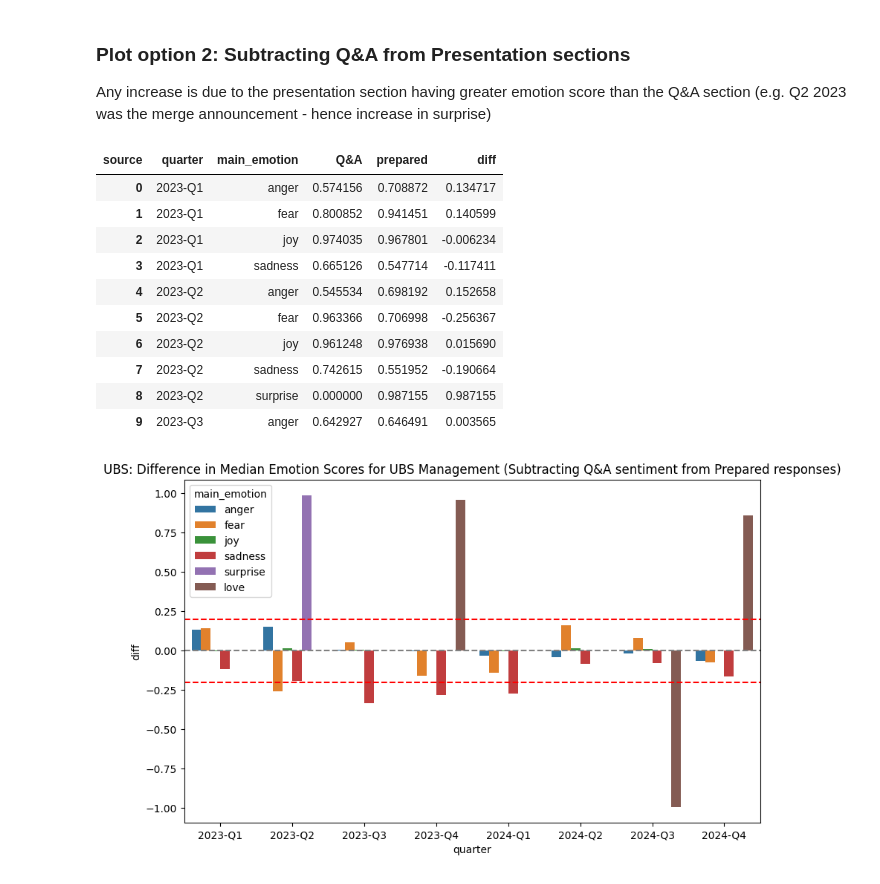
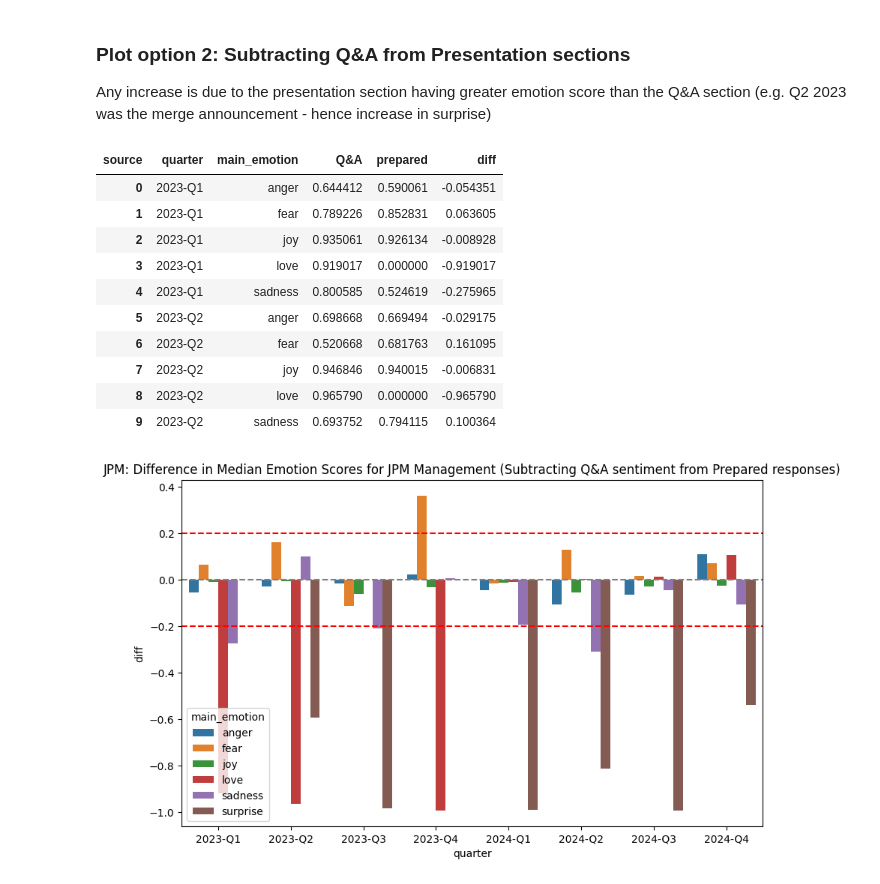
Before and after one commit to maybebool/boe-financial-analysis, a Jupyter notebook: notebooks/rachel/bert_emotion_jpm.ipynb, the cells around one changed output. Drawn from its saved outputs; the diff is of its cells as text; code cells hidden in the pictures.

```diff
--- a/notebooks/rachel/bert_emotion_jpm.ipynb
+++ b/notebooks/rachel/bert_emotion_jpm.ipynb
@@ -377,7 +377,7 @@ plt.show()
 Only those listed as Management who are answering the questions (not the questions themselves)
 # %%
 # Drop rows with speaker role = analyst
-ubs_m_qa_data = ubs_qa_data[ubs_qa_data["speaker_role"] != "analyst"].reset_index(drop=True)
+jpm_m_qa_data = jpm_qa_data[jpm_qa_data["speaker_role"] != "analyst"].reset_index(drop=True)
 # %%
 # Look for outliers in emotions of ubs_qa_data
 # Visualize outliers of last 6 columns (emotions) using boxplots
@@ -391,11 +391,11 @@ plt.show()
 Again there are plenty of outliers - hence use the median rather than the mean
 # %%
 # Create dataframe to calculate median and standard deviation of every emotion every quarter (UBS)
-ubs_m_qa_emotion_stats = ubs_m_qa_data.groupby(["quarter", "main_emotion"]).agg(
+jpm_m_qa_emotion_stats = jpm_m_qa_data.groupby(["quarter", "main_emotion"]).agg(
     median_score=("main_emotion_score", "median"),
     std_score=("main_emotion_score", "std")
     # if NaN values, replace with 0
 ).fillna(0).reset_index()
-ubs_m_qa_emotion_stats.head(10)
+jpm_m_qa_emotion_stats.head(10)
 # %% [output]
 |  | quarter | main_emotion | median_score | std_score |
@@ -478,10 +478,10 @@ plt.show()
 ## Find differences between Presentation and Q&A (Management roles)
 # %%
 # Create one dataframe from ubs_prepared_emotion_stats and ubs_qa_filtered_emotion_stats for comparison plots and retain column for prepared vs Q&A
-ubs_comparison_emotion_stats = pd.concat([
-    ubs_prepared_emotion_stats.assign(source="prepared"),
-    ubs_m_qa_emotion_stats.assign(source="Q&A")
+jpm_comparison_emotion_stats = pd.concat([
+    jpm_prepared_emotion_stats.assign(source="prepared"),
+    jpm_m_qa_emotion_stats.assign(source="Q&A")
 ]).reset_index(drop=True)
-ubs_comparison_emotion_stats.head(10)
+jpm_comparison_emotion_stats.head(10)
 # %% [output]
 |  | quarter | main_emotion | median_score | std_score | source |
@@ -554,41 +554,41 @@ plt.show()
 Any increase is due to the presentation section having greater emotion score than the Q&A section (e.g. Q2 2023 was the merge announcement - hence increase in surprise)
 # %%
 # Find the difference between Q&A and prepared mean scores for each emotion and quarter
-ubs_diff2_emotion_stats = ubs_comparison_emotion_stats.pivot_table(
+jpm_diff2_emotion_stats = jpm_comparison_emotion_stats.pivot_table(
     index=["quarter", "main_emotion"],
     columns="source",
     values="median_score",
     # if NaN values, replace with 0
     fill_value=0,
 ).reset_index()
-ubs_diff2_emotion_stats["diff"] = ubs_diff2_emotion_stats["prepared"] - ubs_diff2_emotion_stats["Q&A"]
-ubs_diff2_emotion_stats.head(10)
+jpm_diff2_emotion_stats["diff"] = jpm_diff2_emotion_stats["prepared"] - jpm_diff2_emotion_stats["Q&A"]
+jpm_diff2_emotion_stats.head(10)
 # %% [output]
 | source | quarter | main_emotion | Q&A | prepared | diff |
-| 0 | 2023-Q1 | anger | 0.574156 | 0.708872 | 0.134717 |
-| 1 | 2023-Q1 | fear | 0.800852 | 0.941451 | 0.140599 |
-| 2 | 2023-Q1 | joy | 0.974035 | 0.967801 | -0.006234 |
-| 3 | 2023-Q1 | sadness | 0.665126 | 0.547714 | -0.117411 |
-| 4 | 2023-Q2 | anger | 0.545534 | 0.698192 | 0.152658 |
-| 5 | 2023-Q2 | fear | 0.963366 | 0.706998 | -0.256367 |
-| 6 | 2023-Q2 | joy | 0.961248 | 0.976938 | 0.015690 |
-| 7 | 2023-Q2 | sadness | 0.742615 | 0.551952 | -0.190664 |
-| 8 | 2023-Q2 | surprise | 0.000000 | 0.987155 | 0.987155 |
-| 9 | 2023-Q3 | anger | 0.642927 | 0.646491 | 0.003565 |
+| 0 | 2023-Q1 | anger | 0.644412 | 0.590061 | -0.054351 |
+| 1 | 2023-Q1 | fear | 0.789226 | 0.852831 | 0.063605 |
+| 2 | 2023-Q1 | joy | 0.935061 | 0.926134 | -0.008928 |
+| 3 | 2023-Q1 | love | 0.919017 | 0.000000 | -0.919017 |
+| 4 | 2023-Q1 | sadness | 0.800585 | 0.524619 | -0.275965 |
+| 5 | 2023-Q2 | anger | 0.698668 | 0.669494 | -0.029175 |
+| 6 | 2023-Q2 | fear | 0.520668 | 0.681763 | 0.161095 |
+| 7 | 2023-Q2 | joy | 0.946846 | 0.940015 | -0.006831 |
+| 8 | 2023-Q2 | love | 0.965790 | 0.000000 | -0.965790 |
+| 9 | 2023-Q2 | sadness | 0.693752 | 0.794115 | 0.100364 |
 # %%
 # Display the combined emotion stats for UBS Q&A and prepared data as a bar plot
 import seaborn as sns
 
 plt.figure(figsize=(10, 6))
-sns.barplot(data=ubs_diff2_emotion_stats, x="quarter", y="diff", hue="main_emotion")
+sns.barplot(data=jpm_diff2_emotion_stats, x="quarter", y="diff", hue="main_emotion")
 plt.axhline(0, linestyle='--', color='gray')
 # Add axis line for 20% change in emotion scores
 plt.axhline(0.2, linestyle='--', color='red')
 plt.axhline(-0.2, linestyle='--', color='red')
-plt.title("UBS: Difference in Median Emotion Scores for UBS Management (Subtracting Q&A sentiment from Prepared responses)")
+plt.title("JPM: Difference in Median Emotion Scores for JPM Management (Subtracting Q&A sentiment from Prepared responses)")
 plt.show()
 # %% [output]
-[figure, old version]
+[figure, new version]
 # %%
 # Plot as line graph
 import matplotlib.pyplot as plt
```
Also changed, not shown: parts of 30 cells of this notebook, 3 other files.
